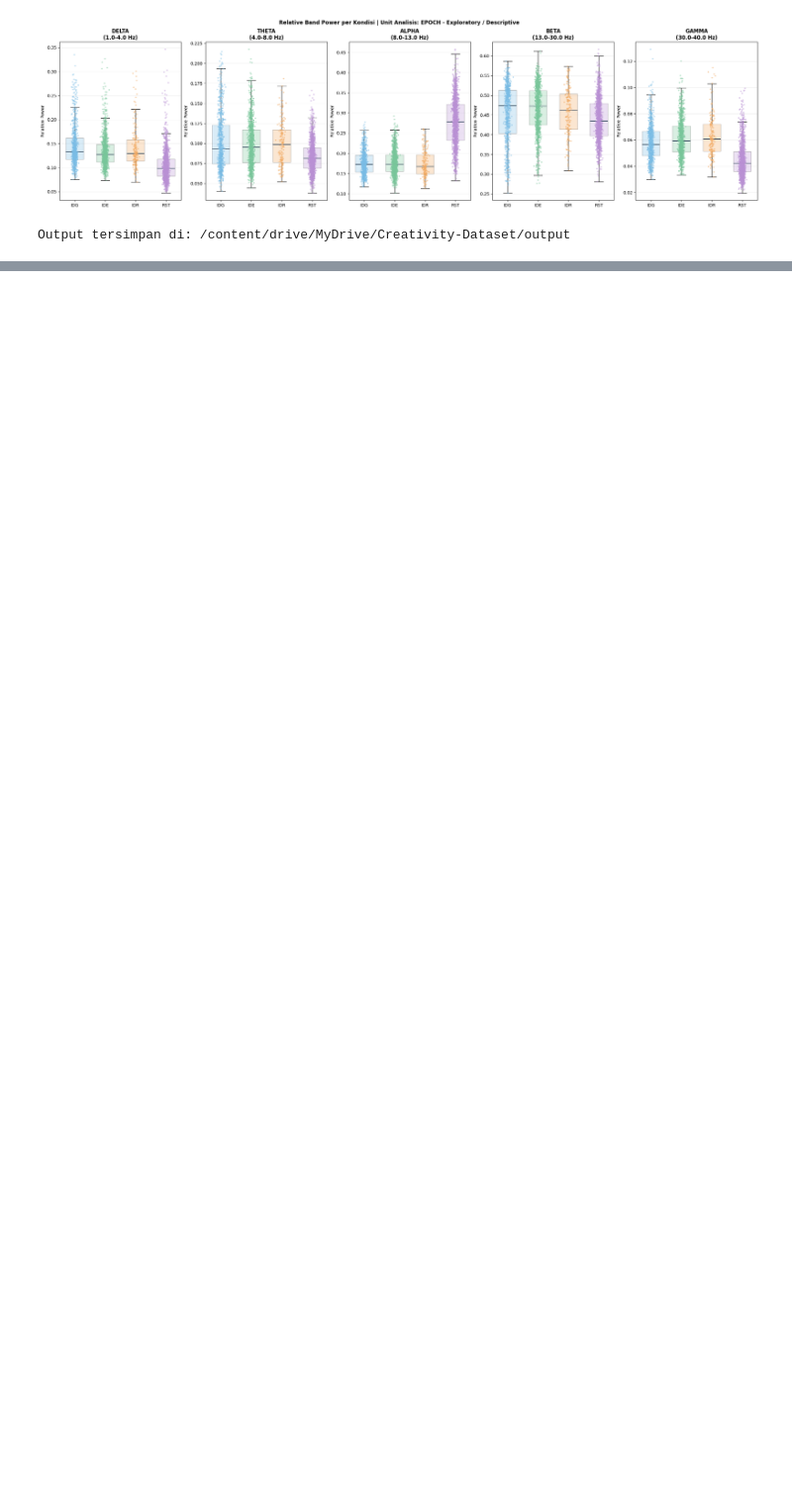
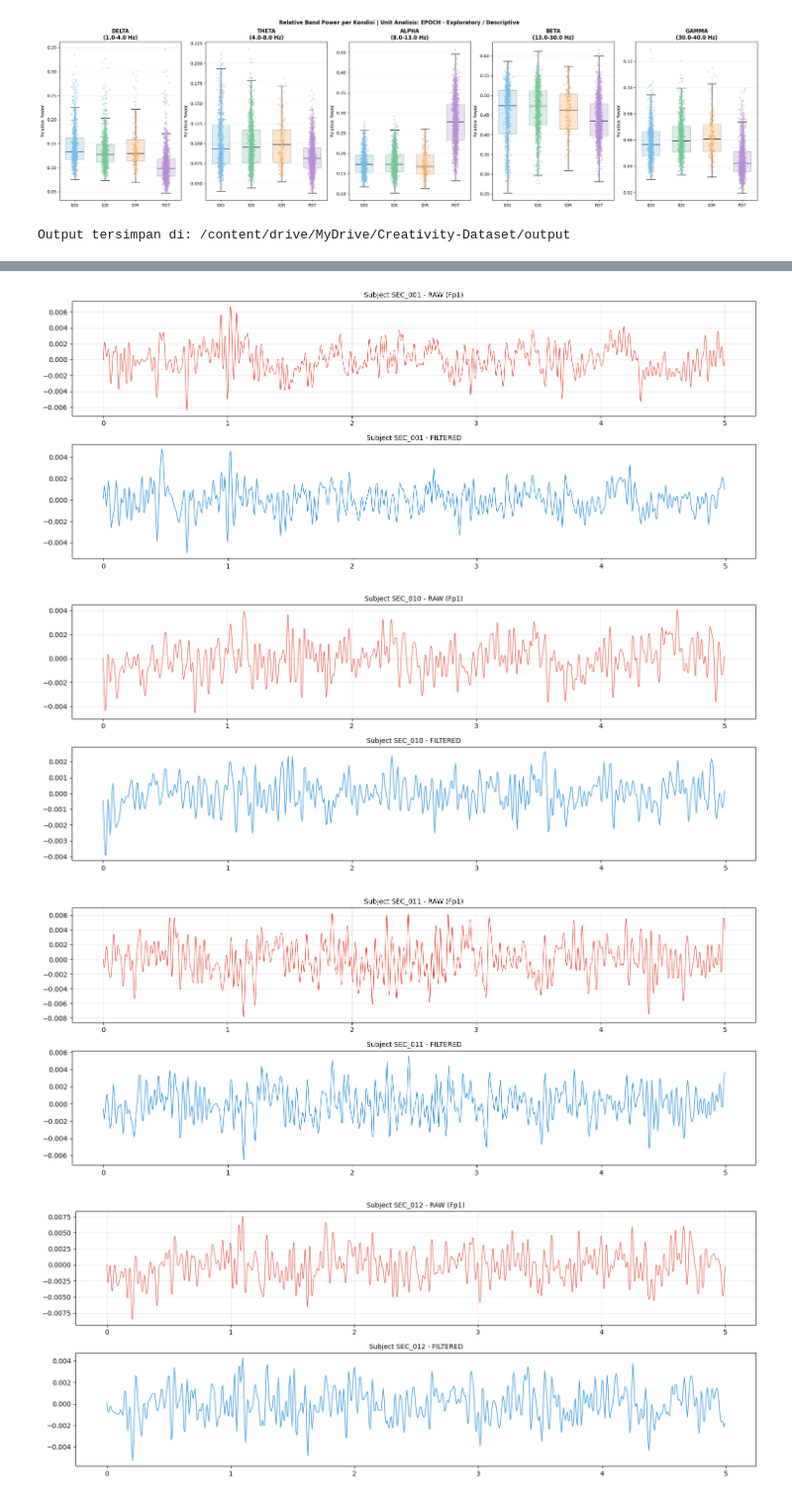
Before and after one commit to Ersaoktaviannn/eeg-creative-state-classifier, a Jupyter notebook: EEG_Secondary-v4.ipynb, the cells around one changed output, grey strips where cells are left out. Shown at 99% size. Drawn from its saved outputs; the diff is of its cells as text; code cells hidden in the pictures; blank space fills up the shorter version.

```diff
--- a/EEG_Secondary-v4.ipynb
+++ b/EEG_Secondary-v4.ipynb
@@ -1733,0 +1611,51 @@ Output tersimpan di: /content/drive/MyDrive/Creativity-Dataset/output
+# %%
+import matplotlib.pyplot as plt
+import numpy as np
+
+def visualisasi_sinyal_eeg(ref_idx=0):
+    if 'refs' not in globals() or len(refs) == 0:
+        return
+
+    ref = refs[ref_idx]
+    raw_eeg, _ = load_record_eeg(ref)
+    proc_eeg, log = preprocess_record(ref)
+
+    ch_idx = 0
+    ch_name = CANONICAL_CHANNELS[ch_idx]
+    detik_tampil = 5
+
+    t_raw = np.arange(raw_eeg.shape[1]) / ref['sfreq']
+    t_proc = np.arange(proc_eeg.shape[1]) / FS_TARGET
+
+    limit_raw = int(ref['sfreq'] * detik_tampil)
+    limit_proc = int(FS_TARGET * detik_tampil)
+
+    plt.figure(figsize=(15, 6))
+    plt.subplot(2, 1, 1)
+    plt.plot(t_raw[:limit_raw], raw_eeg[ch_idx, :limit_raw], color='#e74c3c', linewidth=0.8)
+    plt.title(f"Subject {ref['subject_id']} - RAW ({ch_name})", fontsize=10)
+    plt.grid(True, alpha=0.3)
+
+    plt.subplot(2, 1, 2)
+    plt.plot(t_proc[:limit_proc], proc_eeg[ch_idx, :limit_proc], color='#3498db', linewidth=1)
+    plt.title(f"Subject {ref['subject_id']} - FILTERED", fontsize=10)
+    plt.tight_layout()
+    plt.show()
+
+# Menampilkan 5 Subjek Pertama
+if 'refs' in globals() and len(refs) > 0:
+    subject_list = []
+    count = 0
+    for i, r in enumerate(refs):
+        if r['subject_id'] not in subject_list:
+            visualisasi_sinyal_eeg(i)
+            subject_list.append(r['subject_id'])
+            count += 1
+        if count >= 5: break
+else:
+    print("Silakan jalankan Cell 3 terlebih dahulu.")
+# %% [output]
+[figure, added]
+[figure, added]
+[figure, added]
+[figure, added]
```
Also changed, not shown: parts of 18 cells of this notebook.
